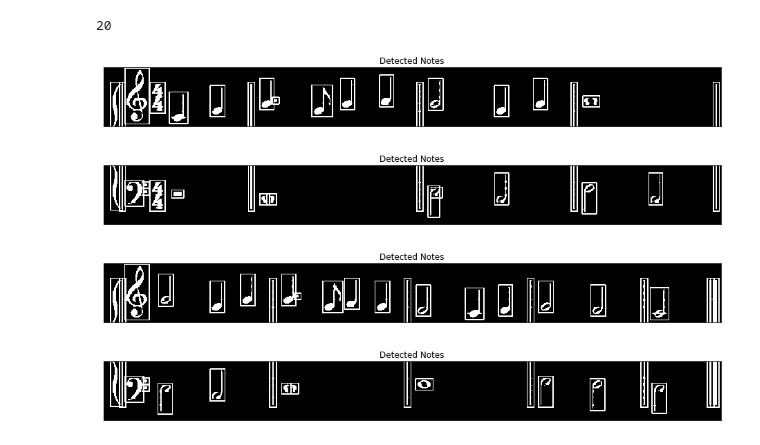
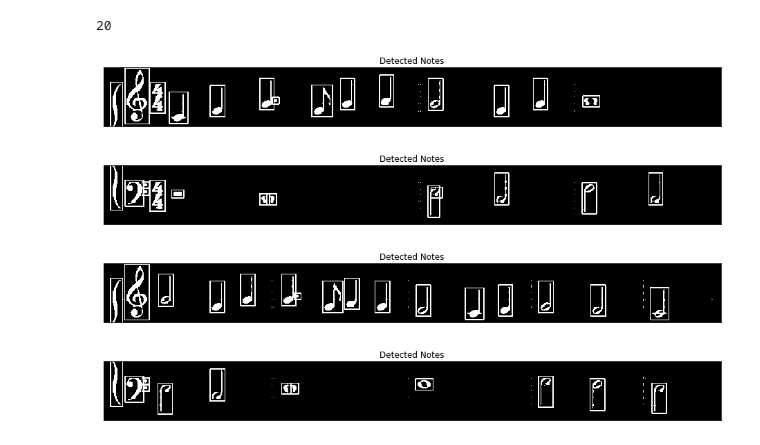
Before and after one commit to tronak19/CV-Project, a Jupyter notebook: Main.ipynb, the cells around one changed output. Saved outputs shown, nothing was run; the diff lists cells and outputs as text; code cells hidden in the pictures.

```diff
--- a/Main.ipynb
+++ b/Main.ipynb
@@ -213,7 +226,8 @@ len(staff_lines_avg)
 # plt.title('Detected Notes')
 # plt.show()
 # %%
-def crop_notes(img, counter=0):
+def crop_notes(img, img_copy, counter=0):
+    img_height, img_width = img.shape
 
     image_transpose = img.transpose()
     labels = measure.label(image_transpose, neighbors=8, background=0)
@@ -232,10 +246,10 @@ def crop_notes(img, counter=0):
             x,y,w,h = cv2.boundingRect(note)
 
             filename = 'Output/'+str(counter)+'.jpg'
-            crop_img = img[y:y+h, x:x+w]
+            # crop_img = img_copy[y:y+bar_height_avg, x:x+w]
+            crop_img = img_copy[0:img_height, x:x+w]
             cv2.imwrite(filename, crop_img)
             counter += 1
-
             cv2.rectangle(img,(x-5,y-5),(x+w+5,y+h+5),(255,255,255),2)
 
     plt.figure(figsize=(16,16))
@@ -248,32 +262,40 @@ def crop_notes(img, counter=0):
 # %%
 counter = 0
 for k in grand_staves:
+    img_copy = k.copy()
+
     row_sum = horizontal_projection(k)
     hp_max = max(row_sum)
 
     for i in range(len(row_sum)):
         if row_sum[i] < 0.9*hp_max:
             row_sum[i] = 0
 
     staff_lines = []
     for i in range(len(row_sum)):
         if row_sum[i]>0:
             staff_lines.append(i)
 
     for i in staff_lines:
         for j in range(w):
             if sum(k[i-5:i+5, j])<1500:
                 k[i,j]=0
 
-    for i in staff_lines:
-        for j in range(w):
-            if sum(k[i-5:i+5, j])<1500:
-                k[i,j]=0
+    col_sum = vertical_projection(k)
+    vp_max = max(col_sum)
 
-    counter = crop_notes(k, counter)
+    for i in range(len(col_sum)):
+        if col_sum[i] < 0.9*vp_max:
+            col_sum[i] = 0
+
+    for i in range(w):
+        if col_sum[i] != 0:
+            k[:,i] = 0
+
+    counter = crop_notes(k, img_copy, counter)
 # %% [output]
-[figure, old version]
+[figure, new version]
-[figure, old version]
+[figure, new version]
-[figure, old version]
+[figure, new version]
-[figure, old version]
+[figure, new version]
 # %%
```
Also changed, not shown: parts of 6 cells of this notebook, 1 other file.
